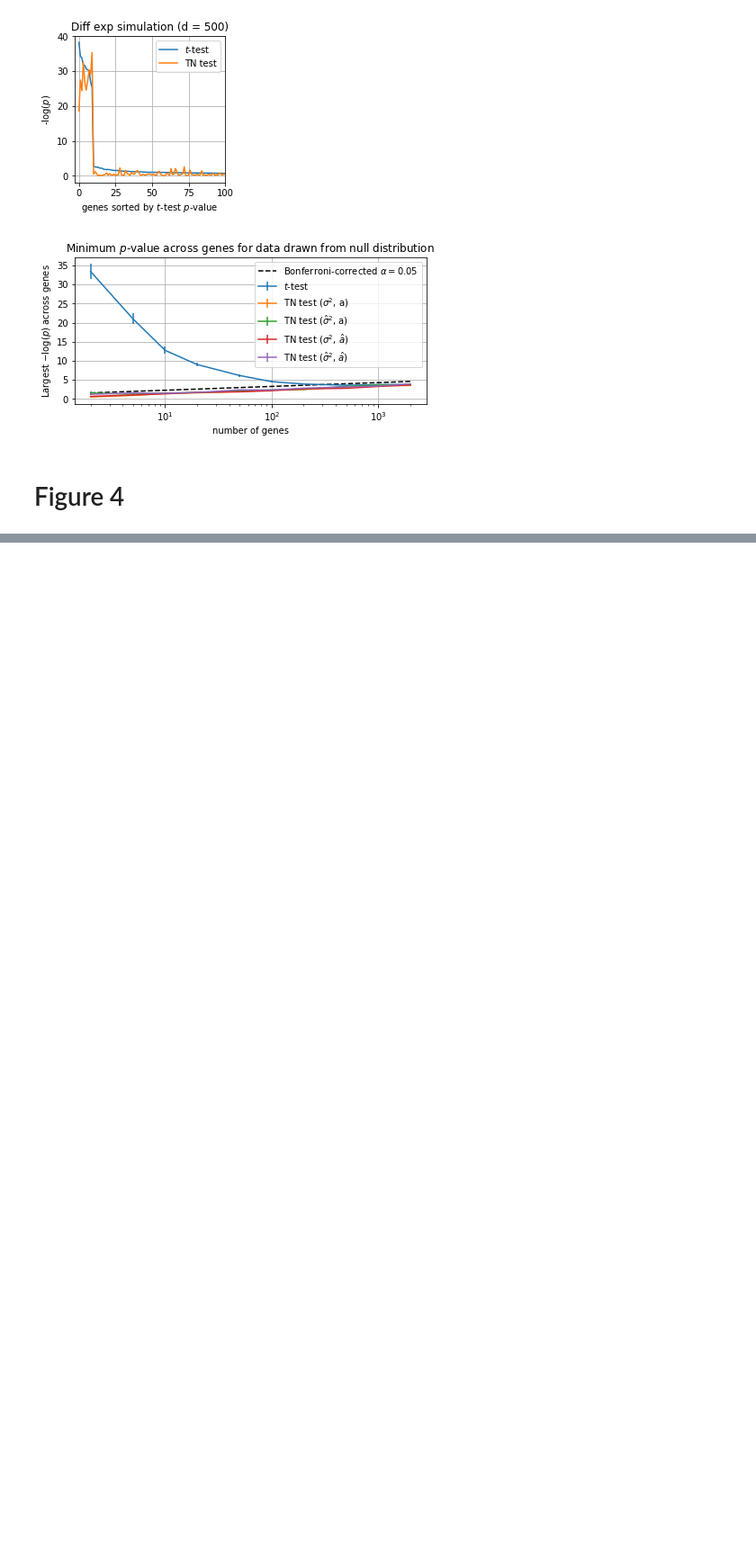
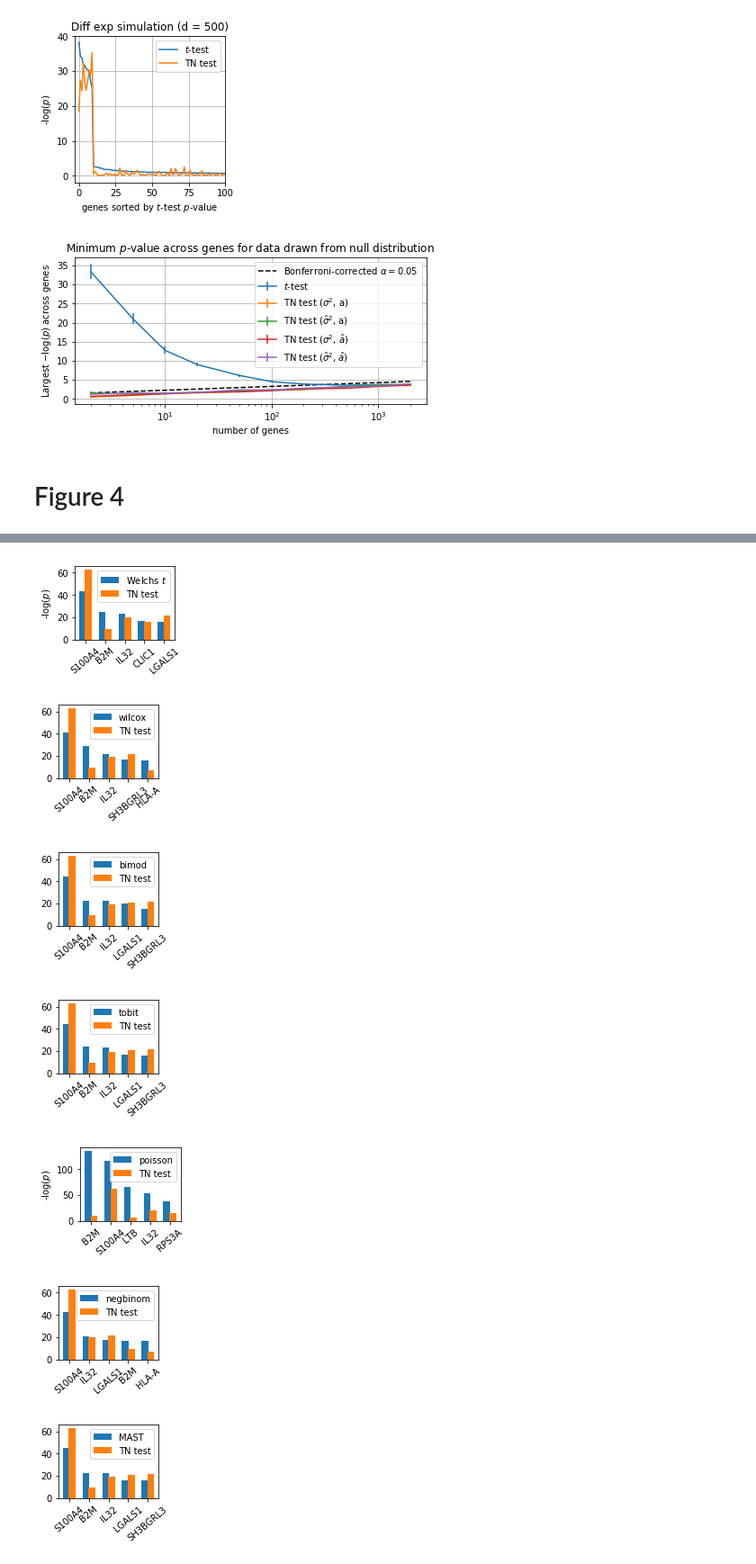
Before and after one commit to jessemzhang/tn_test, a Jupyter notebook: Figures.ipynb, the cells around one changed output, grey strips where cells are left out. Shown at 90% size. Drawn from its saved outputs; the diff is of its cells as text; code cells hidden in the pictures; blank space fills up the shorter version.

```diff
--- a/Figures.ipynb
+++ b/Figures.ipynb
@@ -378,3 +378,6 @@ data = np.array(data_R).T
 labels = np.array(labels_R).reshape(-1)
 tsne = np.array(tsne_R)
 genes = np.array(data_R.index)
+keep_inds = np.loadtxt('pbmc_filtered_genes.txt').astype(bool)
+
+p_t, p_tn = pickle.load(open('./pickled/pbmc_0v1.pickle', 'rb'))
@@ -415,0 +394,72 @@ plt.show()
+# %%
+def get_gene_names(seurat_de, ngenes):
+    gene_names = []
+    p_seurat = []
+    p_correct = []
+    for i in range(ngenes):
+        gene_names.append(seurat_de.index[i])
+        p_seurat.append(seurat_de['p_val'][i])
+        p_correct.append(-np.log10(p_tn[genes[keep_inds] == gene_names[-1]][0]))
+    return gene_names, p_seurat, p_correct
+
+def plot_bar_p(gene_names, p_correct, p_seurat=None, label=None, width=0.35, set_ylabel=True):
+    fig, ax = plt.subplots(figsize=(2, 1.5))
+    ind = np.arange(len(p_correct))
+    if p_seurat is not None:
+        rects = ax.bar(ind-0.2,
+                       p_seurat, width,
+                       align='center',
+                       label=label)
+        rects = ax.bar(ind-0.2+0.3,
+                       p_correct, width,
+                       align='center',
+                       label='TN test')
+    else:
+        rects = ax.bar(ind,
+                       p_correct, width,
+                       align='center',
+                       label='TN test',
+                       color='#ff7f0e')
+    if set_ylabel: ax.set_ylabel('-log($p$)')
+    xticks_pos = [0.65*patch.get_width()+patch.get_xy()[0]-0.2 for patch in rects]
+    plt.xticks(np.array(xticks_pos), gene_names, rotation=40)
+    plt.legend()
+
+tests = ["t",
+        "wilcox",
+        "bimod",
+        "tobit",
+        "poisson",
+        "negbinom",
+        "MAST"]
+
+ngenes = 5
+all_genes = []
+for i, test in enumerate(tests):
+    seurat_de = -np.log10(pd.read_csv(os.path.join(data_dir, 'pbmc_seurat_de_%s.txt'%(test)), delimiter=' '))
+    del seurat_de['avg_logFC']
+    del seurat_de['pct.1']
+    del seurat_de['pct.2']
+    del seurat_de['p_val_adj']
+    all_genes.extend(list(seurat_de.index[:10]))
+    gene_names, p_seurat, p_correct = get_gene_names(seurat_de, ngenes)
+    if test == "t":
+        test = 'Welch''s $t$'
+    plot_bar_p(gene_names, p_correct, p_seurat=p_seurat, label=test,
+               set_ylabel = True if i == 0 or i == 4 else False)
+    plt.savefig('figures/pbmc_de_%s.pdf'%(test), format='pdf', dpi=500, bbox_inches='tight')
+
+inds = np.argsort(p_tn)[:ngenes]
+p_correct = -np.log10(p_tn[inds])
+gene_names = genes[keep_inds][inds]
+plot_bar_p(gene_names, p_correct, set_ylabel=False)
+plt.savefig('figures/pbmc_de_tn.pdf', format='pdf', dpi=500, bbox_inches='tight')
+plt.show()
+# %% [output]
+[figure, added]
+[figure, added]
+[figure, added]
+[figure, added]
+[figure, added]
+[figure, added]
+[figure, added]
```
Also changed, not shown: parts of 5 cells of this notebook, 2 other files.
